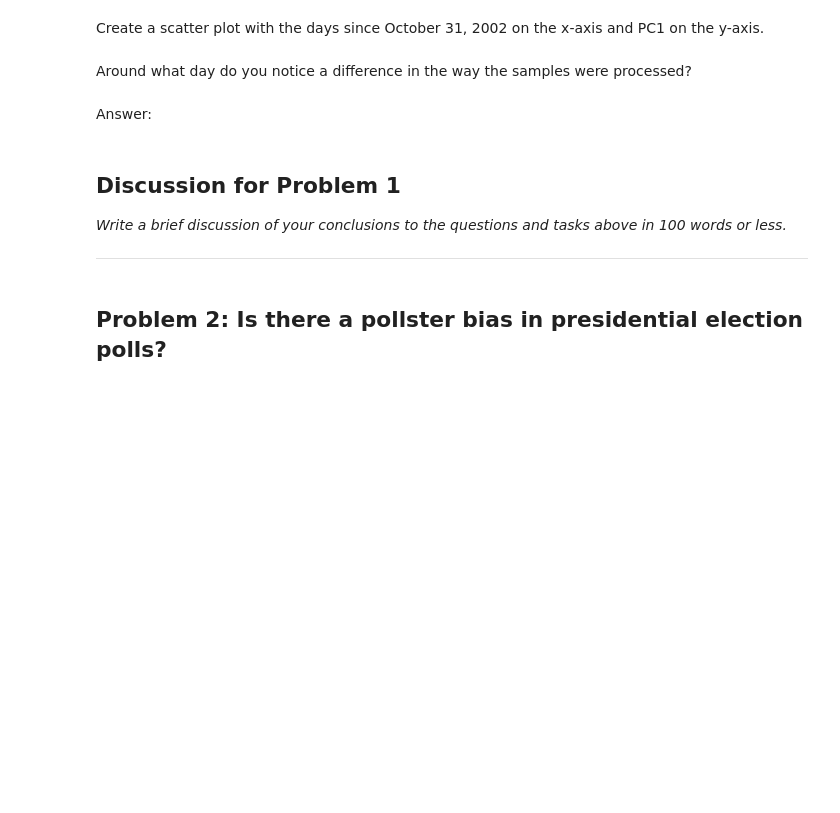
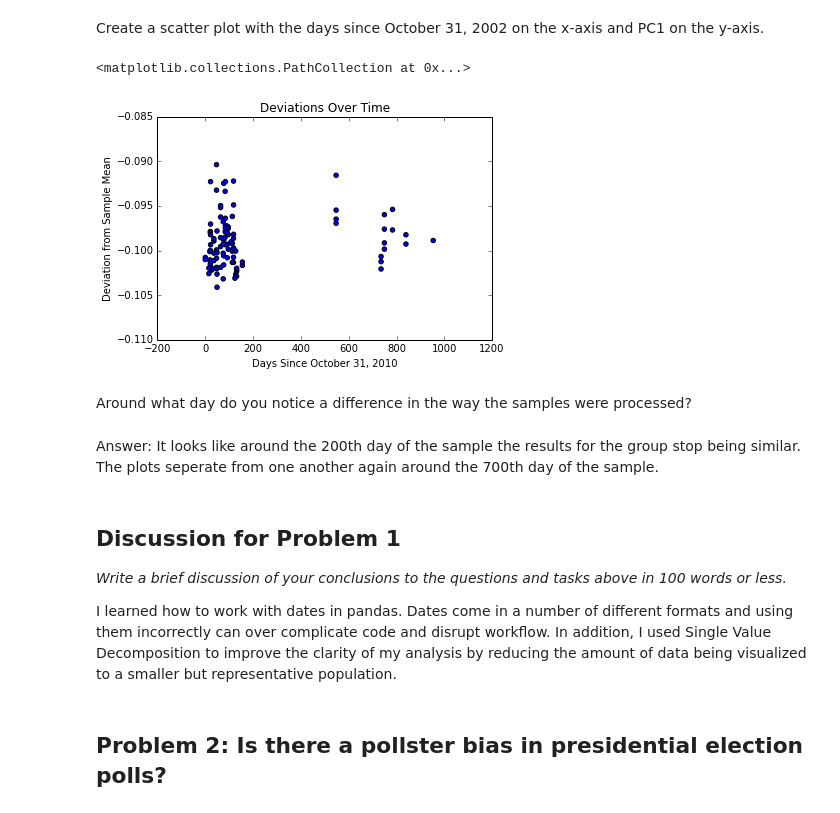
Before and after one commit to userfog/2014, a Jupyter notebook: homework/hw2/HW2.ipynb, the cells around one changed output. Cells and saved outputs as stored; diff of their text form; code cells hidden in the pictures; blank space fills up the shorter version.

Commit message:
Added confidence interval and some answers

```diff
--- a/homework/hw2/HW2.ipynb
+++ b/homework/hw2/HW2.ipynb
@@ -129,2 +241,11 @@ Create a scatter plot with the days since October 31, 2002 on the x-axis and PC1
+# %%
+f, (ax1) = plt.subplots(ncols=1)
+plt.xlabel("Days Since October 31, 2010")
+plt.ylabel("Deviation from Sample Mean")
+plt.title("Deviations Over Time")
+ax1.scatter(sampleinfoCEU["elapsedInDays"], V[:,0:1])
+# %% [output]
+<matplotlib.collections.PathCollection at 0x...>
+[figure, added]
 # %% [markdown]
 Around what day do you notice a difference in the way the samples were processed?
@@ -133,11 +252,11 @@ Around what day do you notice a difference in the way the samples were processed
-# %% [markdown]
-Answer:
+# %% [markdown]
+Answer: It looks like around the 200th day of the sample the results for the group stop being similar. The plots seperate from one another again around the 700th day of the sample.
 # %% [markdown]
 ## Discussion for Problem 1
 
 *Write a brief discussion of your conclusions to the questions and tasks above in 100 words or less.*
 
----
+I learned how to work with dates in pandas. Dates come in a number of different formats and using them incorrectly can over complicate code and disrupt workflow. In addition, I used Single Value Decomposition to improve the clarity of my analysis by reducing the amount of data being visualized to a smaller but representative population.
 # %% [markdown]
 ## Problem 2: Is there a pollster bias in presidential election polls?
 # %% [markdown]
```
Also changed, not shown: parts of 81 cells of this notebook, 2 other files.
